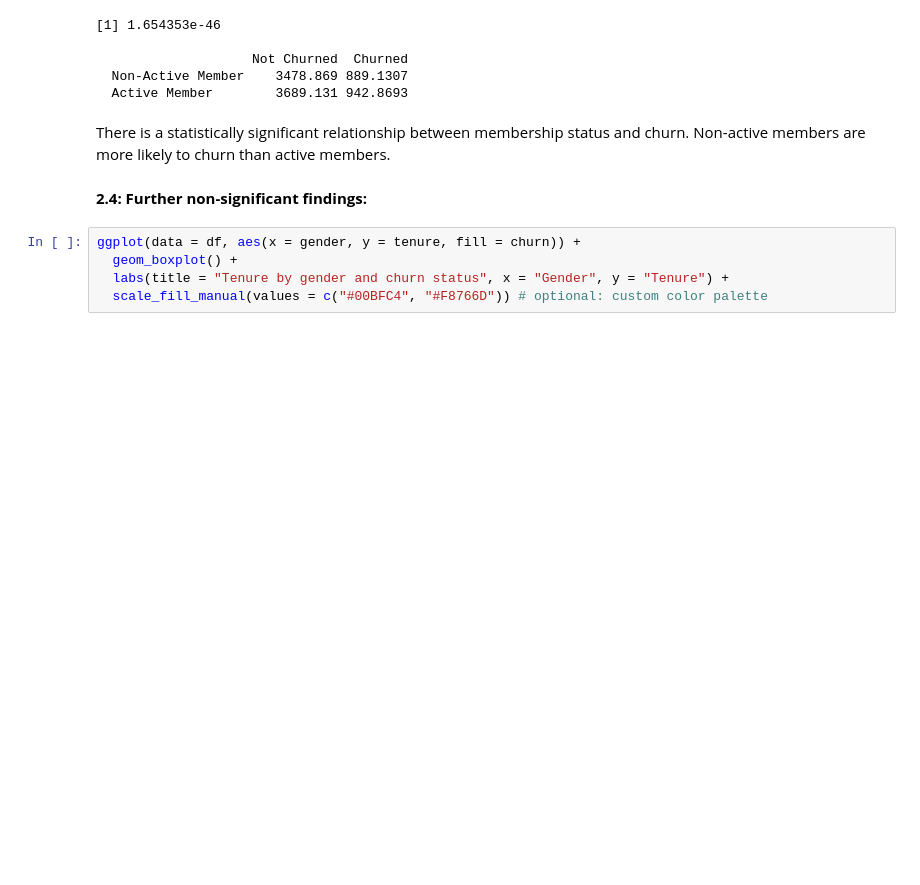
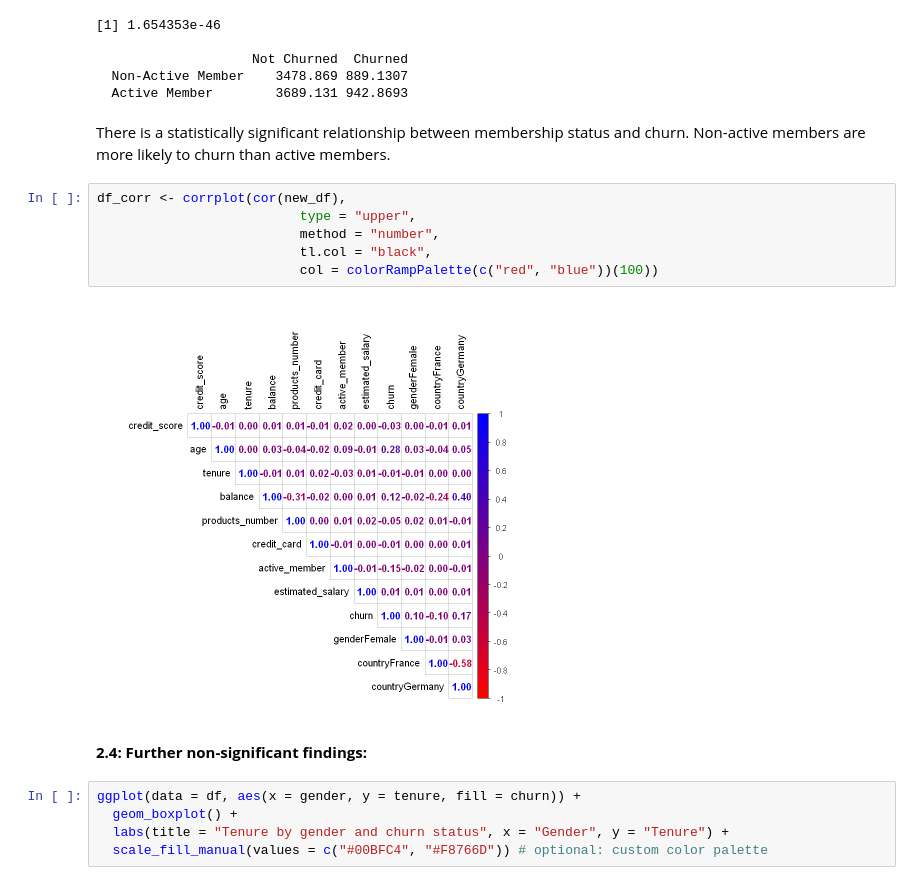
Before and after one commit to PascalEissler/rsm_data_analytics, a Jupyter notebook: Group 7 Project 2.ipynb, the cells around one changed output. Cells and saved outputs as stored; diff of their text form; blank space fills up the shorter version.

```diff
--- a/Group 7 Project 2.ipynb
+++ b/Group 7 Project 2.ipynb
@@ -590,6 +581,14 @@ print(expected)
   Active Member        3689.131 942.8693
 # %% [markdown]
 There is a statistically significant relationship between membership status and churn. Non-active members are more likely to churn than active members.
+# %%
+df_corr <- corrplot(cor(new_df),
+                          type = "upper",
+                          method = "number",
+                          tl.col = "black",
+                          col = colorRampPalette(c("red", "blue"))(100))
+# %% [output]
+[figure, added]
 # %% [markdown]
 __2.4: Further non-significant findings:__
 # %%
```
Also changed, not shown: parts of 13 cells of this notebook.
